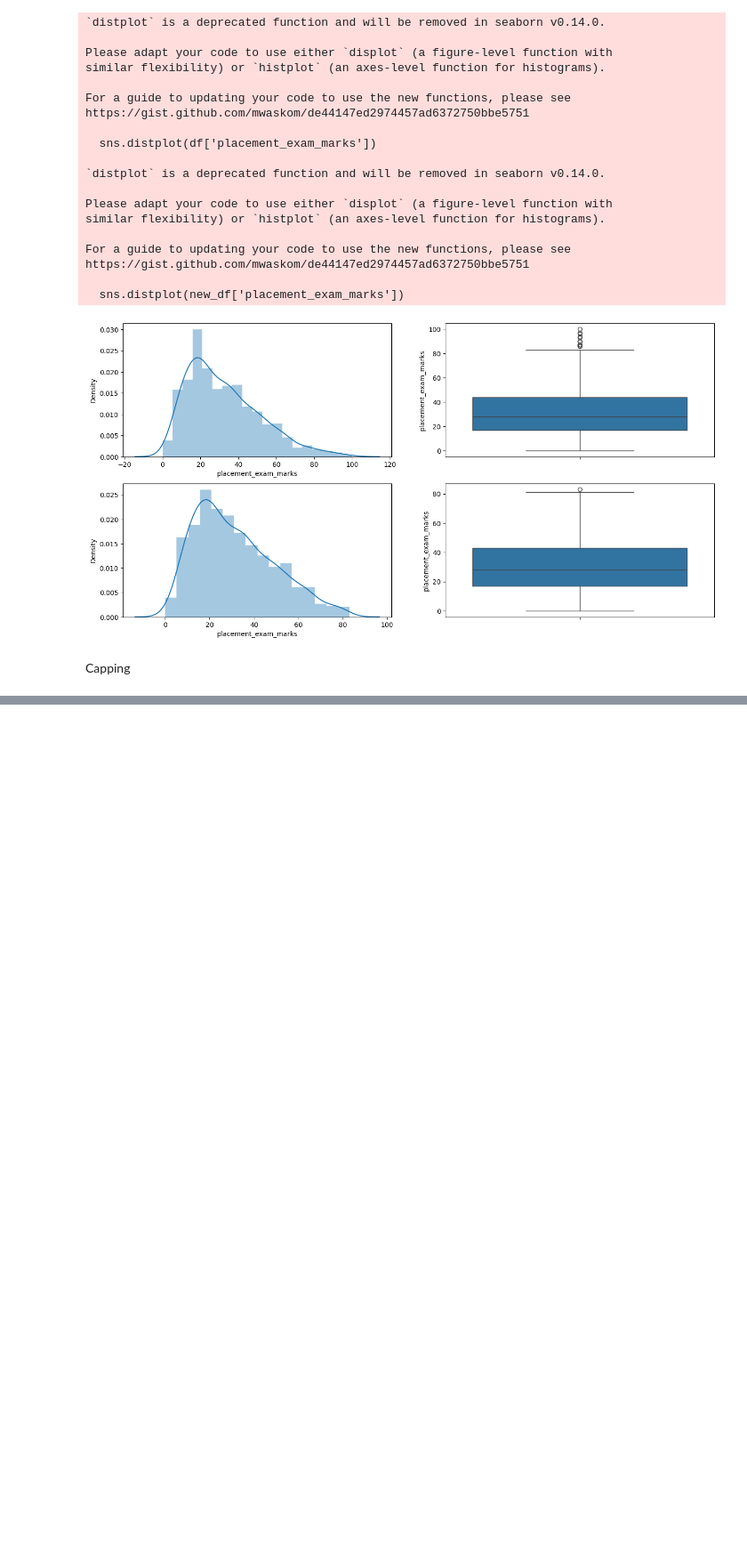
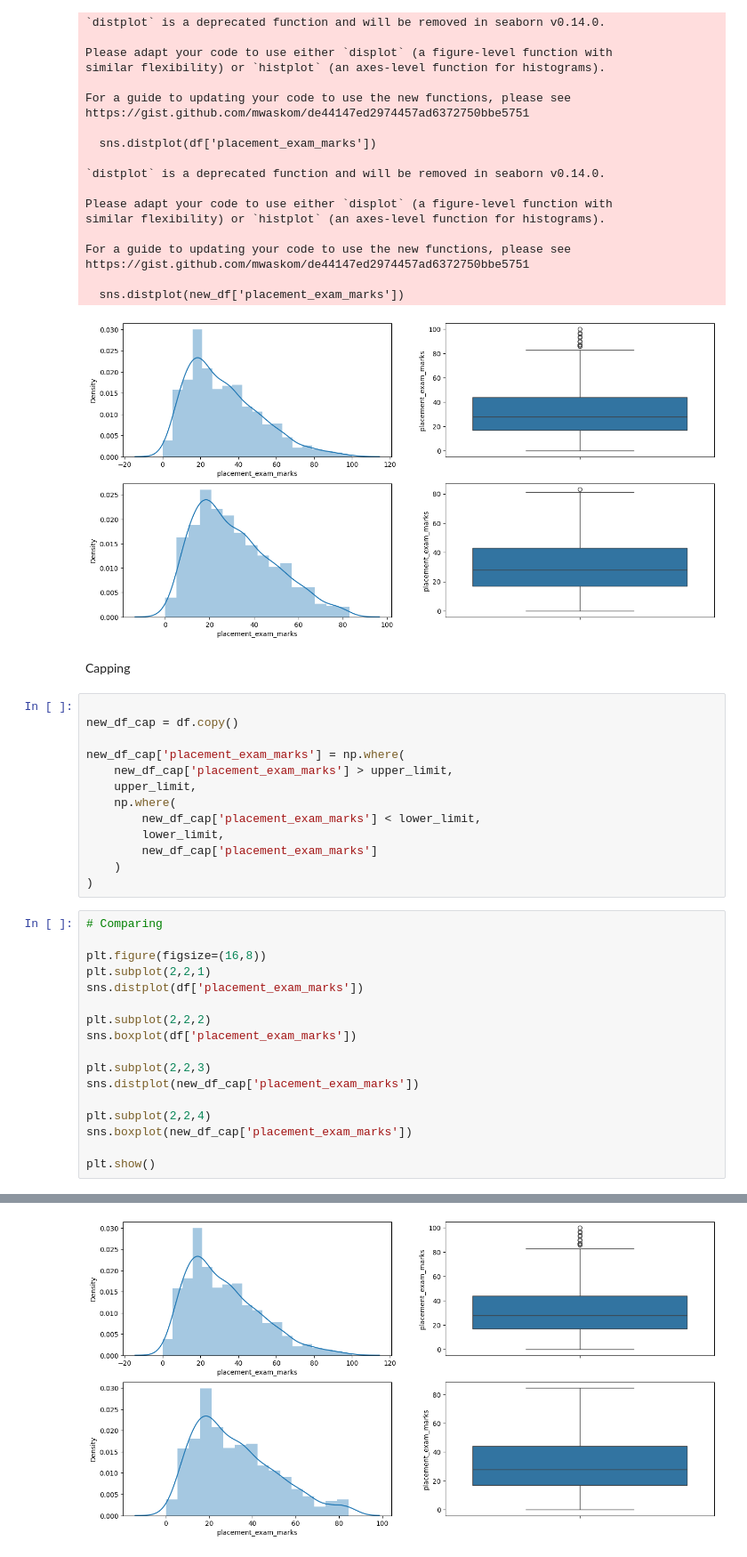
Before and after one commit to Mohotasir/my_ML_Journey, a Jupyter notebook: 100days_ML/Feature_Engineering/Outlier_handling/IQR_method.ipynb, the cells around one changed output, grey strips where cells are left out. Shown at 89% size. Drawn from its saved outputs; the diff is of its cells as text; blank space fills up the shorter version.

```diff
--- a/100days_ML/Feature_Engineering/Outlier_handling/IQR_method.ipynb
+++ b/100days_ML/Feature_Engineering/Outlier_handling/IQR_method.ipynb
@@ -153,3 +153,34 @@ https://gist.github.com/mwaskom/de44147ed2974457ad6372750bbe5751
 [figure]
 # %% [markdown]
 Capping
+# %%
+
+new_df_cap = df.copy()
+
+new_df_cap['placement_exam_marks'] = np.where(
+    new_df_cap['placement_exam_marks'] > upper_limit,
+    upper_limit,
+    np.where(
+        new_df_cap['placement_exam_marks'] < lower_limit,
+        lower_limit,
+        new_df_cap['placement_exam_marks']
+    )
+)
+# %%
+# Comparing
+
+plt.figure(figsize=(16,8))
+plt.subplot(2,2,1)
+sns.distplot(df['placement_exam_marks'])
+
+plt.subplot(2,2,2)
+sns.boxplot(df['placement_exam_marks'])
+
+plt.subplot(2,2,3)
+sns.distplot(new_df_cap['placement_exam_marks'])
+
+plt.subplot(2,2,4)
+sns.boxplot(new_df_cap['placement_exam_marks'])
+
+plt.show()
+# %% [output]
@@ -155,0 +206 @@ Capping
+[figure, added]
```
Also changed, not shown: parts of 1 cell of this notebook.
